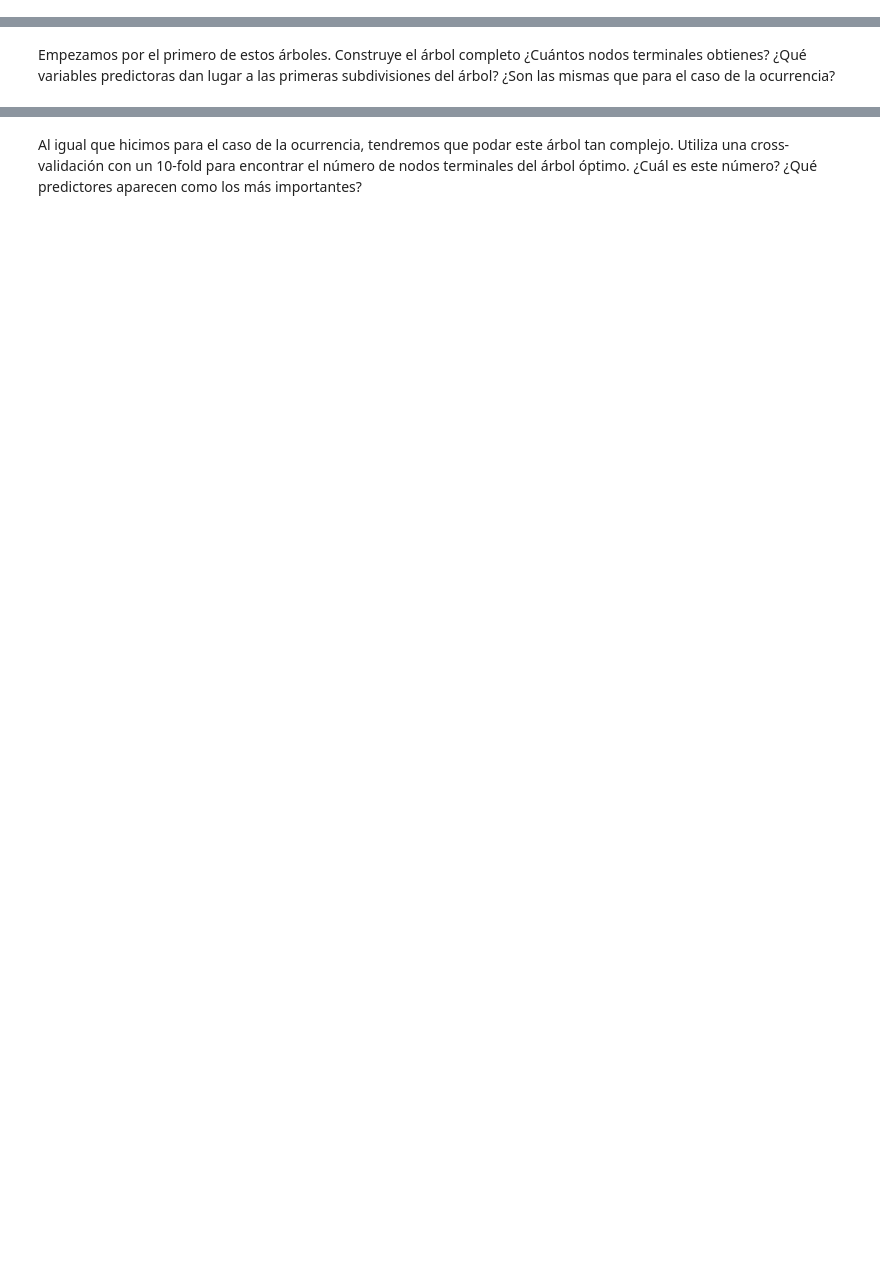
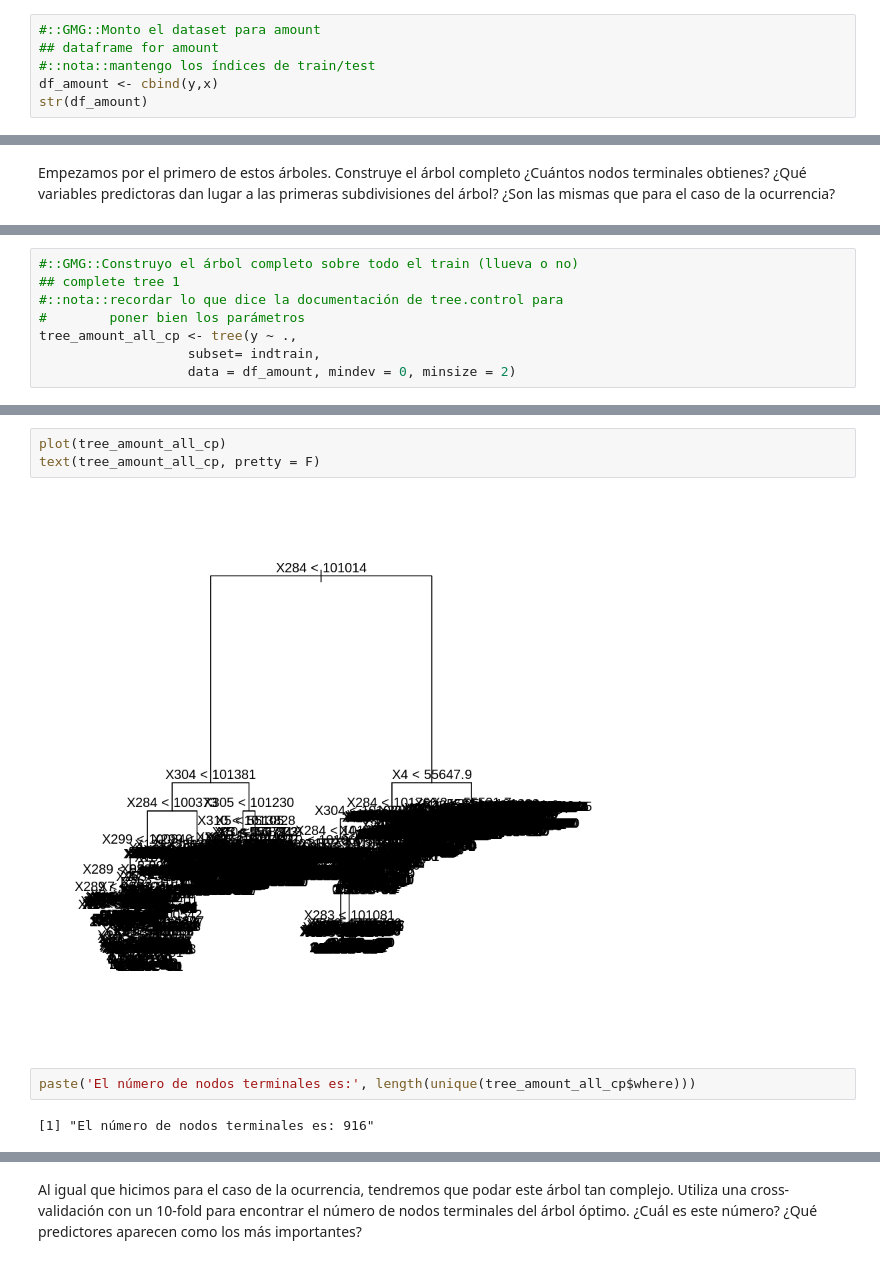
Before and after one commit to yerartdev/uc-m1966-datamining, a Jupyter notebook: d3/S17-T03_LAB_IntercomparisonTechniques.ipynb, the cells around one changed output, grey strips where cells are left out. Cells and saved outputs as stored; diff of their text form; blank space fills up the shorter version.

Commit message:
m1966 - práctica T023 (Itercomparison techniques) - punto 1: amount regression, all train/all test(lluvia y no lluvia), árbol completo, cv best, post-pruning, predict

```diff
--- a/d3/S17-T03_LAB_IntercomparisonTechniques.ipynb
+++ b/d3/S17-T03_LAB_IntercomparisonTechniques.ipynb
@@ -305,0 +329,6 @@ Una vez obtenidas las predicciones de ocurrencia pasaremos a estimar la cantidad
+# %%
+#::GMG::Monto el dataset para amount
+## dataframe for amount
+#::nota::mantengo los índices de train/test
+df_amount <- cbind(y,x)
+str(df_amount)
@@ -311,0 +359,8 @@ Empezamos por el primero de estos árboles. Construye el árbol completo ¿Cuán
+# %%
+#::GMG::Construyo el árbol completo sobre todo el train (llueva o no)
+## complete tree 1
+#::nota::recordar lo que dice la documentación de tree.control para
+#        poner bien los parámetros
+tree_amount_all_cp <- tree(y ~ .,
+                   subset= indtrain,
+                   data = df_amount, mindev = 0, minsize = 2)
@@ -311,0 +378,9 @@ Empezamos por el primero de estos árboles. Construye el árbol completo ¿Cuán
+# %%
+plot(tree_amount_all_cp)
+text(tree_amount_all_cp, pretty = F)
+# %% [output]
+[figure, added]
+# %%
+paste('El número de nodos terminales es:', length(unique(tree_amount_all_cp$where)))
+# %% [output]
+[1] "El número de nodos terminales es: 916"
```
Also changed, not shown: parts of 27 cells of this notebook.
